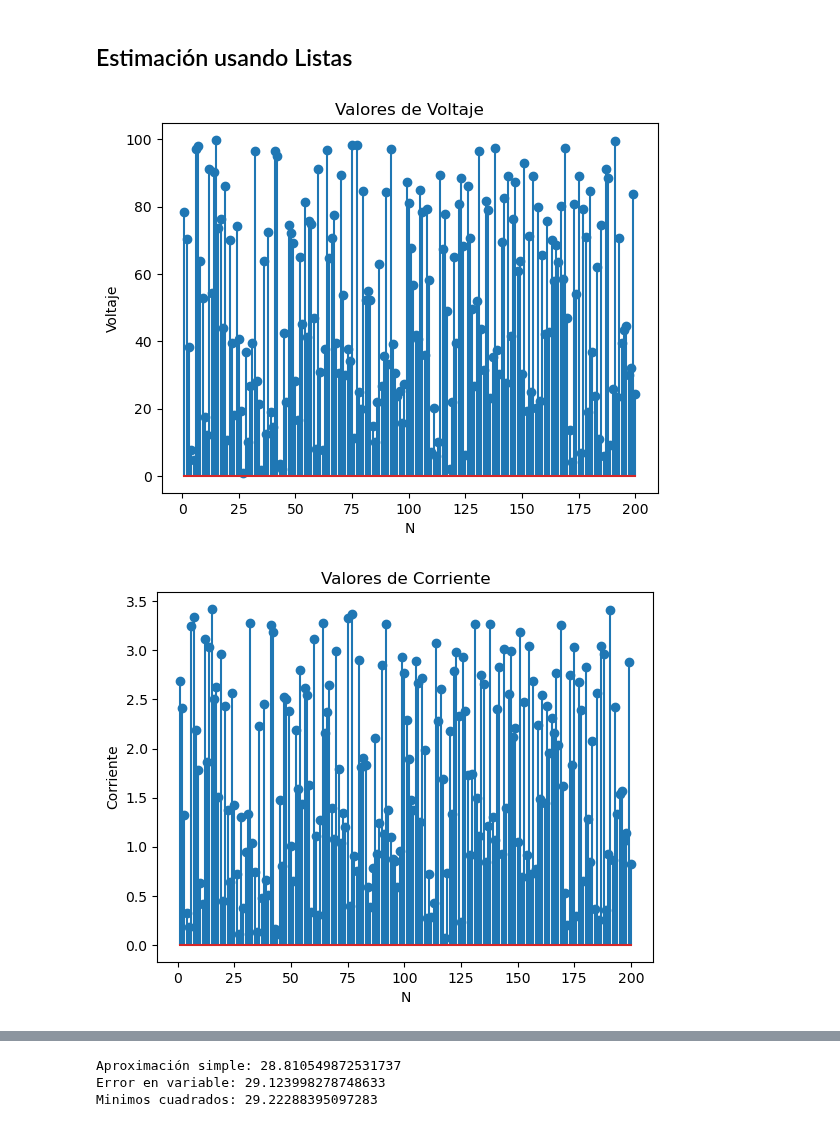
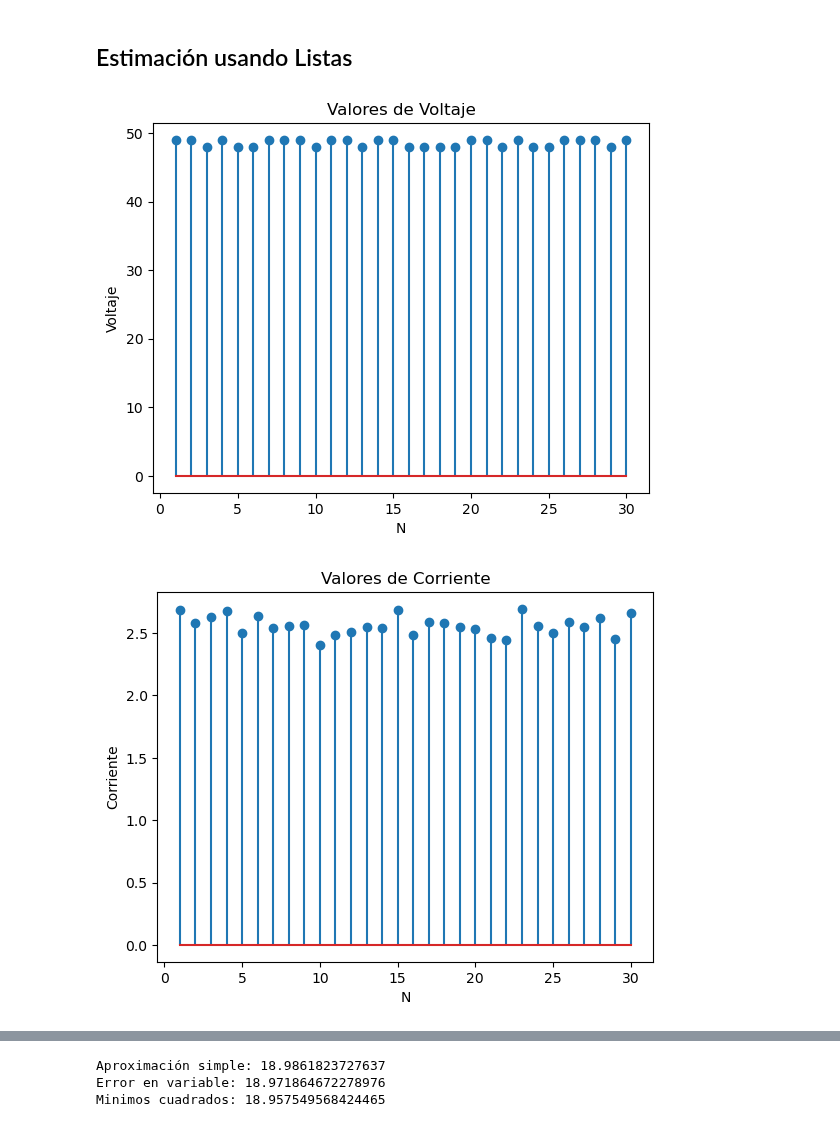
Before and after one commit to jairocuellar/System_identification, a Jupyter notebook: class_02_01.ipynb, the cells around one changed output, grey strips where cells are left out. Saved outputs shown, nothing was run; the diff lists cells and outputs as text; code cells hidden in the pictures.

```diff
--- a/class_02_01.ipynb
+++ b/class_02_01.ipynb
@@ -154,35 +76,38 @@ sns.lineplot(x='muestras', y='value', hue='variable',
 # %%
 # Datos a utilizar
 vk = []
 ik = []
-N = 200
+N = 30
 Nk = []
 V_p = I_p = P_p = 0;
 R1 = R2 = R3 = 0;
-Rv = 30;
+Rv = 20;
+#R_1 = =R_2 = R_3 = []
 
 for k in range(N):
     Nk.append(k+1)
-    vk.append(random.random()*100)
-    ik.append(vk[k]/Rv+random.random()*0.1)
+    vk.append(random.randrange(48,50))
+    #vk.append(50+random.random()*0.02)
+    ik.append((vk[k]/Rv)*(1+(random.random())/10))
+    #ik.append(vk[k]/Rv+vk[k]/Rv*0.05)
 
 plt.stem(Nk,vk)
 plt.xlabel('N')
 plt.ylabel('Voltaje')
 plt.title('Valores de Voltaje')
 plt.show()
 
 plt.stem(Nk,ik)
 plt.xlabel('N')
 plt.ylabel('Corriente')
 plt.title('Valores de Corriente')
 plt.show()
 
 plt.scatter(ik,vk)
 plt.xlabel('Corriente')
 plt.ylabel('Voltaje')
 plt.title('Dispersión')
 plt.show()
 # %% [output]
-[figure, old version]
+[figure, new version]
-[figure, old version]
+[figure, new version]
@@ -190,30 +115,30 @@ plt.show()
 # %%
 # Aproximación simple
+R1 = R2 = R3 = k = 0
 for k in range(N):
     R1 = R1+(vk[k]/ik[k])
-R1 = R1/N
+R1 = R1/len(vk)
 print("Aproximación simple: "+str(R1))
 
 
 # Error en cada Variable
-for k in range(N):
-    V_p = V_p +vk[k]
-    I_p = I_p +ik[k]
-V_p = V_p/N
-I_p = I_p/N
+k = V_p = I_p = P_p = 0
+
+V_p = sum(vk)/len(vk)
+I_p = sum(ik)/len(ik)
 R2 = V_p/I_p
 print("Error en variable: "+str(R2))
 
 # Mínimos cuadrados
-temp = 0;
+temp = k = 0
 for k in range(N):
     P_p = P_p + vk[k]*ik[k]
     temp = temp + ik[k]*ik[k]
-P_p = P_p/N
-temp = temp/N
+P_p = P_p/len(vk)
+temp = temp/len(ik)
 R3 = P_p/temp
 print("Minimos cuadrados: "+str(R3))
 # %% [output]
-Aproximación simple: 28.810549872531737
-Error en variable: 29.123998278748633
-Minimos cuadrados: 29.22288395097283
+Aproximación simple: 18.9861823727637
+Error en variable: 18.971864672278976
+Minimos cuadrados: 18.957549568424465
```
Also changed, not shown: parts of 13 cells of this notebook.
